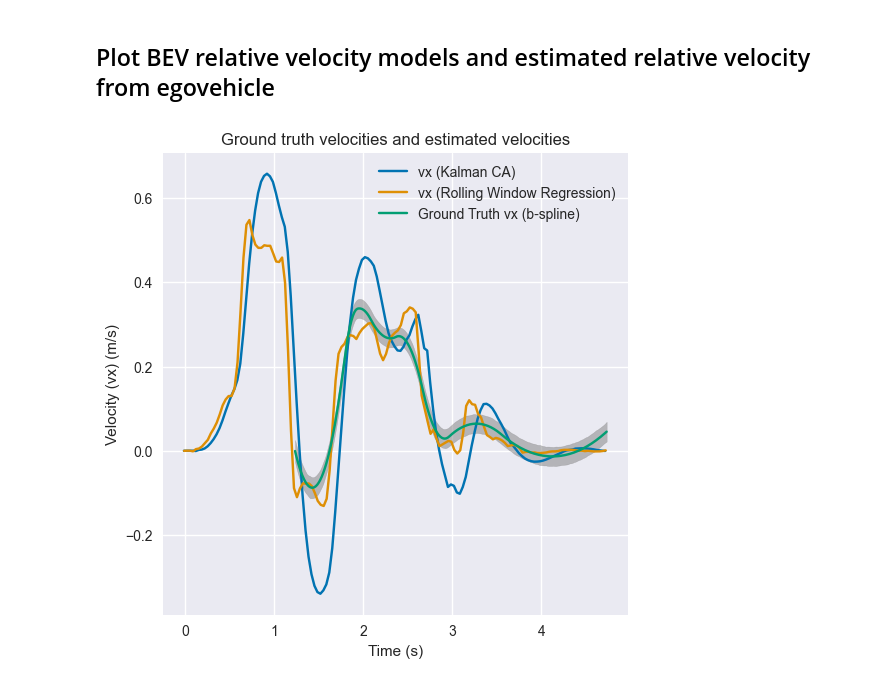
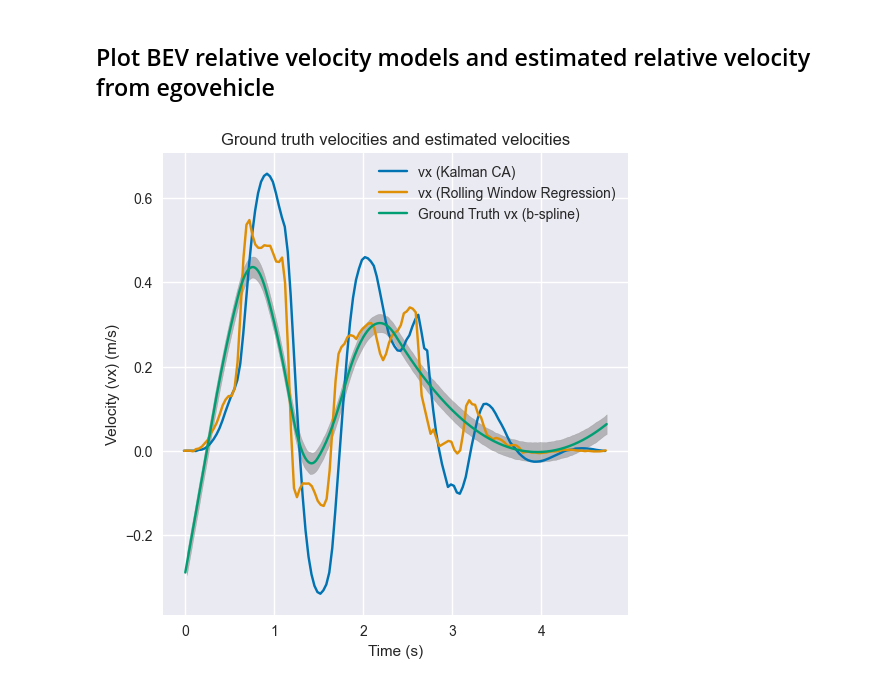
Before and after one commit to ShungFei/autonomous_f1tenth, a Jupyter notebook: src/perception/perception/scripts/model_fitting.ipynb, the cells around one changed output. Saved outputs shown, nothing was run; the diff lists cells and outputs as text; code cells hidden in the pictures.

```diff
--- a/src/perception/perception/scripts/model_fitting.ipynb
+++ b/src/perception/perception/scripts/model_fitting.ipynb
@@ -70,7 +72,7 @@ importlib.reload(ground_truth_real)
 # %% [output]
 <module 'ground_truth_real' from '/media/rl16432/Shared/Documents/Engineering/SOFTENG700/autonomous_f1tenth/src/perception/perception/scripts/ground_truth_real.py'>
 # %%
-smoothing_funcs = ["savgol", "rolling", "lowess"]
+smoothing_funcs = ["lowess"]
 run1_data = ground_truth_real.process_run_data(ground_truth_real.read_all_runs(bev_paths_run1, tracking_paths_run1), RUN1_2_MEASUREMENTS, smoothing_funcs)
 run2_data = ground_truth_real.process_run_data(ground_truth_real.read_all_runs(bev_paths_run2, tracking_paths_run2), RUN1_2_MEASUREMENTS, smoothing_funcs)
 run3_data = ground_truth_real.process_run_data(ground_truth_real.read_all_runs(bev_paths_run3, tracking_paths_run3), RUN3_MEASUREMENTS, smoothing_funcs)
@@ -205,19 +207,3 @@ for smoothing_type in ["raw"] + smoothing_funcs:
   fit_pchip_interpolators(run1_data, pchip_params, smoothing_type)
   fit_pchip_interpolators(run2_data, pchip_params, smoothing_type)
   fit_pchip_interpolators(run3_data, pchip_params, smoothing_type)
-# %%
-# create a pchip interpolation object
-run = run3_data[6]["savgol"]
-df_name = "ego_bev_right_df"
-model_type = "pchip"
-y = "tx"
-
-model, model_deriv, model_2nd_deriv = run[model_type][df_name][y]
-# plot the data
-plt.figure(figsize=(20, 10))
-plt.subplot(3, 1, 1)
-plt.plot(run[df_name]["time_norm (sec)"], model(run["ego_bev_right_df"]["time_norm (sec)"]), label='position')
-plt.subplot(3, 1, 2)
-plt.plot(run[df_name]["time_norm (sec)"], model_deriv(run["ego_bev_right_df"]["time_norm (sec)"]), label='velocity')
-plt.subplot(3, 1, 3)
-plt.plot(run[df_name]["time_norm (sec)"], model_2nd_deriv(run["ego_bev_right_df"]["time_norm (sec)"]), label='acceleration')
@@ -266,7 +249,7 @@ for df_name in ["rel_poses_left_df", "rel_poses_right_df", "rel_poses_avg_df"]:
     if dim in ["roll", "pitch", "yaw"]:
       spline_params.append(SplineParams(df_name, "time_norm (sec)", dim, 3, 30))
     else:
-      spline_params.append(SplineParams(df_name, "time_norm (sec)", dim, 3, 0.01))
+      spline_params.append(SplineParams(df_name, "time_norm (sec)", dim, 3, 0.1))
 
 
 for smoothing_type in ["raw"] + smoothing_funcs:
@@ -705,46 +687,46 @@ def plot_velocity(run: dict, smoothing_type: str, monte_carlo_df: str, rel_poses
   plt.xlabel("Time (s)")
   plt.ylabel(f"Velocity ({vel_col}) (m/s)")
 
-  # Recompute the standard deviations from the monte carlo to get uncertainty for velocity
+  # Use uncertainty propagation from the monte carlo to get uncertainty for velocity
   vel_error = run[monte_carlo_df].copy()
   for c in ["tx", "ty", "tz", "roll", "pitch", "yaw"]:
     vel_error[f"{c}_std"] = np.sqrt(run[monte_carlo_df][f"{c}_std"] ** 2 \
                                     + run[monte_carlo_df][f"{c}_std"].shift(1) ** 2)
   poly_tx, poly_vx, poly_ax = run[smoothing_type]["poly"][rel_poses_df][col]
   spline_tx, spline_vx, spline_ax = run[smoothing_type]["spline"][rel_poses_df][col]
   pchip_tx, pchip_vx, pchip_ax = run[smoothing_type]["pchip"][rel_poses_df][col]
 
   # Polynomials overshoot at the beginning so we need to find the first zero crossing
   poly_vx_vals = np.polyval(poly_vx, run[smoothing_type]["rel_poses_right_df"]["time_norm (sec)"])
-  poly_first_zero = max(np.argmax(poly_vx_vals > 0), np.argmax(poly_vx_vals < 0))
+  poly_first_zero = min(np.argmax(poly_vx_vals > 0), np.argmax(poly_vx_vals < 0))
 
   spline_vx_vals = spline_vx(run[smoothing_type]["rel_poses_right_df"]["time_norm (sec)"])
-  spline_first_zero = max(np.argmax(spline_vx_vals > 0), np.argmax(spline_vx_vals < 0))
+  spline_first_zero = min(np.argmax(spline_vx_vals > 0), np.argmax(spline_vx_vals < 0))
 
-  # Plot the state estimation techinques
+  ### PLOT THE STATE ESTIMATION TECHNIQUES ###
   sns.lineplot(data=run["kalman_ca_df"], x="time_norm (sec)", y=vel_col, label=f"{vel_col} (Kalman CA)")
   # sns.lineplot(data=run["kalman_cv_df"], x="time_norm (sec)", y=vel_col, label=f"{vel_col} (Kalman CV)")
   sns.lineplot(data=run["rwr_df"], x="time_norm (sec)", y=vel_col, label=f"{vel_col} (Rolling Window Regression)")
 
-  # Plot the ground truths
-
+  ### PLOT THE GROUND TRUTHS ###
   # sns.lineplot(x=run[smoothing_type][rel_poses_df]["time_norm (sec)"].iloc[poly_first_zero:],
   #              y=poly_vx_vals[poly_first_zero:], label=f'{vel_col} (poly)')
   # plt.fill_between(run[monte_carlo_df]["time_norm (sec)"].iloc[poly_first_zero:],
   #                 poly_vx_vals[poly_first_zero:] + k * vel_error[f"{col}_std"].iloc[poly_first_zero:],
   #                 poly_vx_vals[poly_first_zero:] - k * vel_error[f"{col}_std"].iloc[poly_first_zero:], color='gray', alpha=0.5)
   sns.lineplot(x=run[smoothing_type][rel_poses_df]["time_norm (sec)"].iloc[spline_first_zero:],
                y=spline_vx_vals[spline_first_zero:], label=f"Ground Truth {vel_col} (b-spline)")
   plt.fill_between(run[monte_carlo_df]["time_norm (sec)"].iloc[spline_first_zero:],
                   spline_vx_vals[spline_first_zero:] + k * vel_error[f"{col}_std"].iloc[spline_first_zero:],
                   spline_vx_vals[spline_first_zero:] - k * vel_error[f"{col}_std"].iloc[spline_first_zero:], color='gray', alpha=0.5)
   # sns.lineplot(x=run[smoothing_type][rel_poses_df]["time_norm (sec)"],
   #               y=pchip_vx(run[smoothing_type][rel_poses_df]["time_norm (sec)"]), label=f'v_x ({smoothing_type} -> pchip)')
+
   plt.savefig(f"{figures_dir}/{run['bev_path'].split('/')[-1]}_{smoothing_type}_relative_velocity_{vel_col}.png", transparent=True)
 
 plot_velocity(run, smoothing_type, monte_carlo_df_name, rel_poses_df_name, "tx", "vx", (6, 6))
 # %% [output]
-[figure, old version]
+[figure, new version]
 # %%
 # compute the mean squared error of the velocity taking into account the uncertainty
 def compute_velocity_mse(run: dict, smoothing_type: str, monte_carlo_df: str, rel_poses_df: str, col: str, vel_col: str):
```
Also changed, not shown: parts of 23 cells of this notebook, 3 other files.
